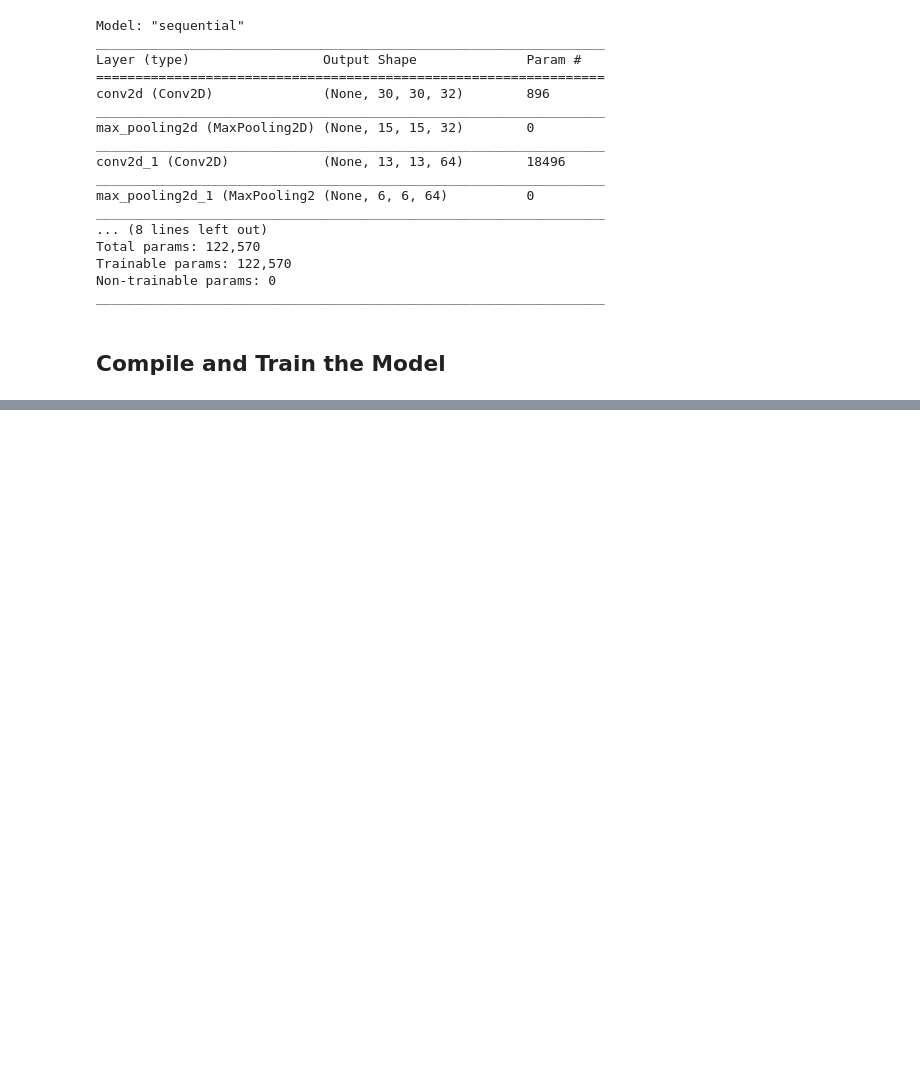
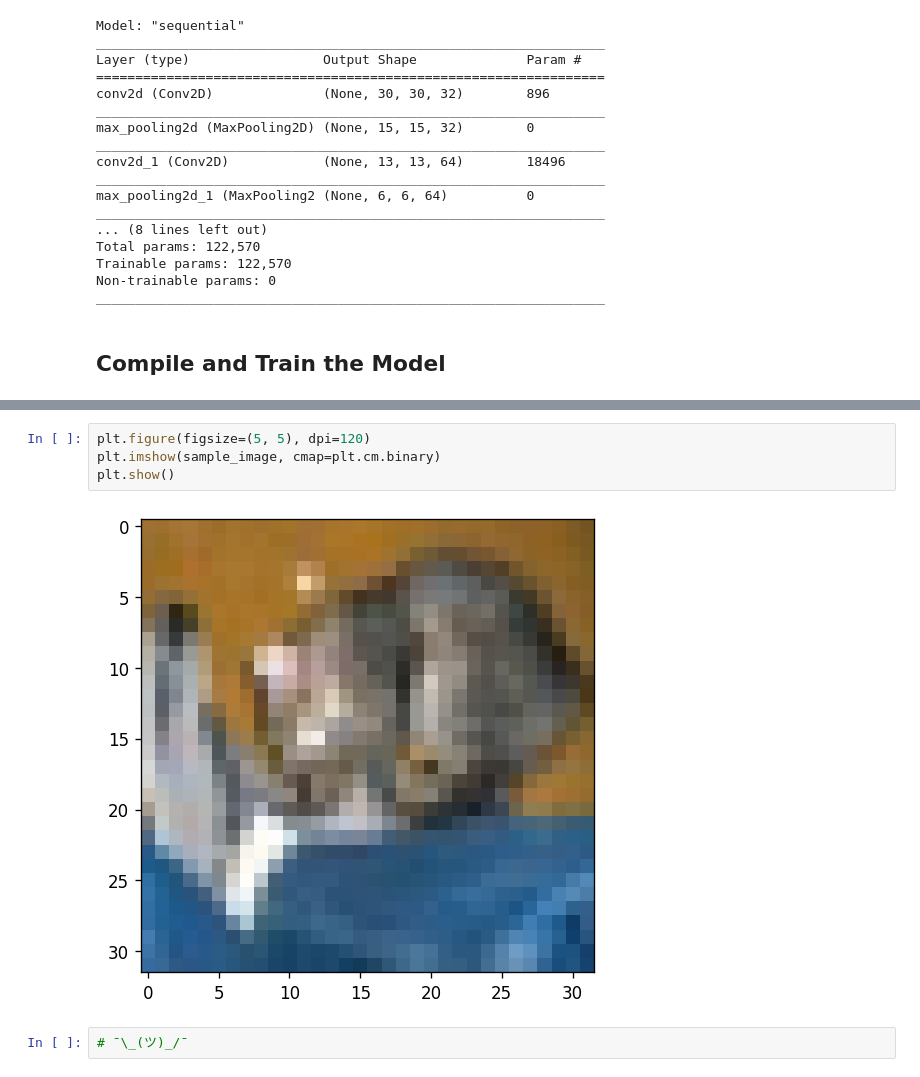
Before and after one commit to rebeccabilbro/intro-to-dl, a Jupyter notebook: notebooks/lab_3_keras_image_clf.ipynb, the cells around one changed output, grey strips where cells are left out. Saved outputs shown, nothing was run; the diff lists cells and outputs as text; blank space fills up the shorter version.

```diff
--- a/notebooks/lab_3_keras_image_clf.ipynb
+++ b/notebooks/lab_3_keras_image_clf.ipynb
@@ -164,0 +214,8 @@ test_loss, test_acc = model.evaluate(test_images,  test_labels, verbose=2)
+# %%
+plt.figure(figsize=(5, 5), dpi=120)
+plt.imshow(sample_image, cmap=plt.cm.binary)
+plt.show()
+# %% [output]
+[figure, added]
+# %%
+# ¯\_(ツ)_/¯
```
Also changed, not shown: parts of 9 cells of this notebook.
